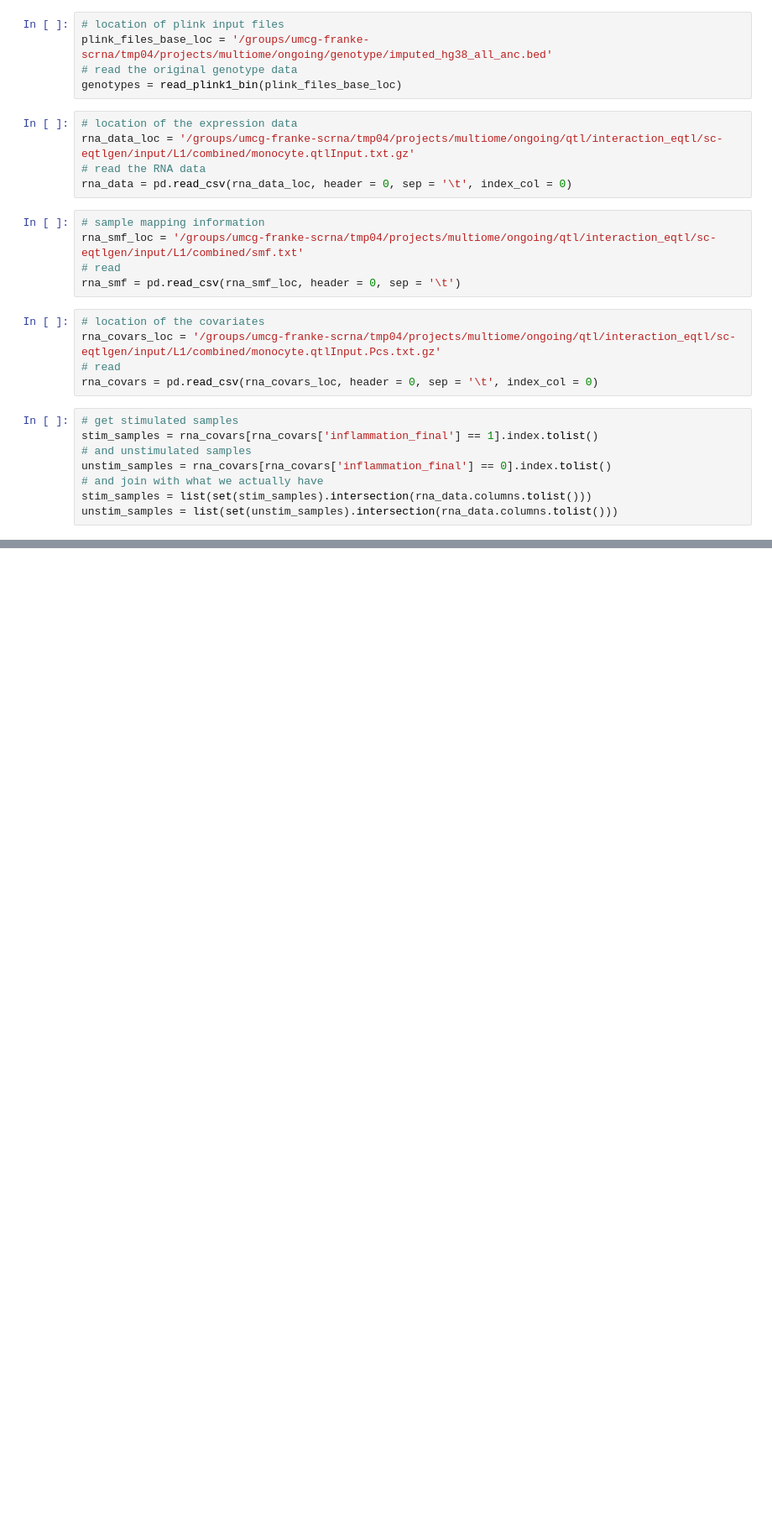
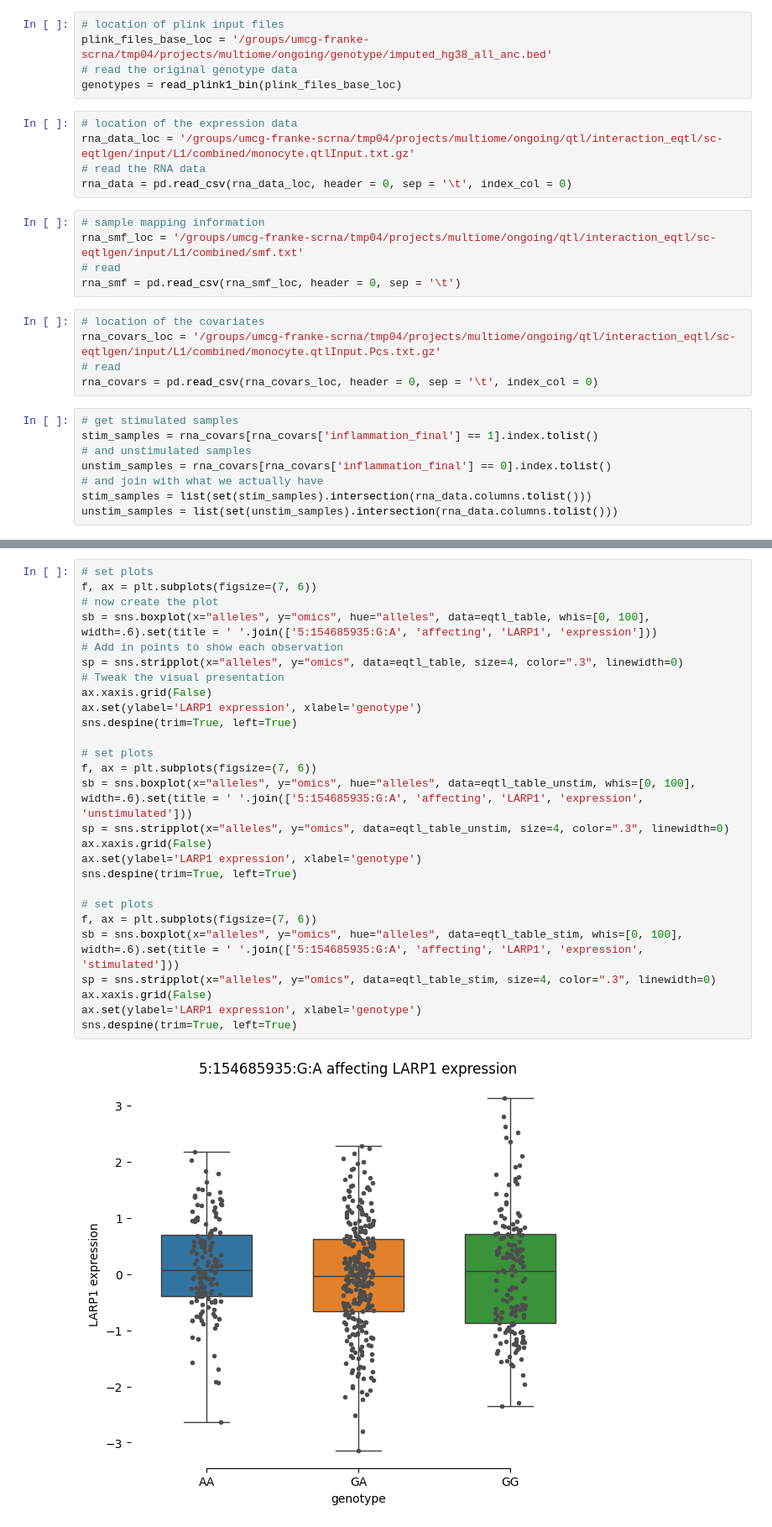
Before and after one commit to molgenis/wijst_multiome, a Jupyter notebook: qtl/interaction_eqtl/mo_plot_interaction_qtls.ipynb, the cells around one changed output, grey strips where cells are left out. Shown: that part at 84% size. Drawn from its saved outputs; the diff is of its cells as text; blank space fills up the shorter version.

```diff
--- a/qtl/interaction_eqtl/mo_plot_interaction_qtls.ipynb
+++ b/qtl/interaction_eqtl/mo_plot_interaction_qtls.ipynb
@@ -157,0 +185,29 @@ sns.despine(trim=True, left=True)
+# %%
+# set plots
+f, ax = plt.subplots(figsize=(7, 6))
+# now create the plot
+sb = sns.boxplot(x="alleles", y="omics", hue="alleles", data=eqtl_table, whis=[0, 100], width=.6).set(title = ' '.join(['5:154685935:G:A', 'affecting', 'LARP1', 'expression']))
+# Add in points to show each observation
+sp = sns.stripplot(x="alleles", y="omics", data=eqtl_table, size=4, color=".3", linewidth=0)
+# Tweak the visual presentation
+ax.xaxis.grid(False)
+ax.set(ylabel='LARP1 expression', xlabel='genotype')
+sns.despine(trim=True, left=True)
+
+# set plots
+f, ax = plt.subplots(figsize=(7, 6))
+sb = sns.boxplot(x="alleles", y="omics", hue="alleles", data=eqtl_table_unstim, whis=[0, 100], width=.6).set(title = ' '.join(['5:154685935:G:A', 'affecting', 'LARP1', 'expression', 'unstimulated']))
+sp = sns.stripplot(x="alleles", y="omics", data=eqtl_table_unstim, size=4, color=".3", linewidth=0)
+ax.xaxis.grid(False)
+ax.set(ylabel='LARP1 expression', xlabel='genotype')
+sns.despine(trim=True, left=True)
+
+# set plots
+f, ax = plt.subplots(figsize=(7, 6))
+sb = sns.boxplot(x="alleles", y="omics", hue="alleles", data=eqtl_table_stim, whis=[0, 100], width=.6).set(title = ' '.join(['5:154685935:G:A', 'affecting', 'LARP1', 'expression', 'stimulated']))
+sp = sns.stripplot(x="alleles", y="omics", data=eqtl_table_stim, size=4, color=".3", linewidth=0)
+ax.xaxis.grid(False)
+ax.set(ylabel='LARP1 expression', xlabel='genotype')
+sns.despine(trim=True, left=True)
+# %% [output]
+[figure, added]
```
Also changed, not shown: parts of 4 cells of this notebook.
